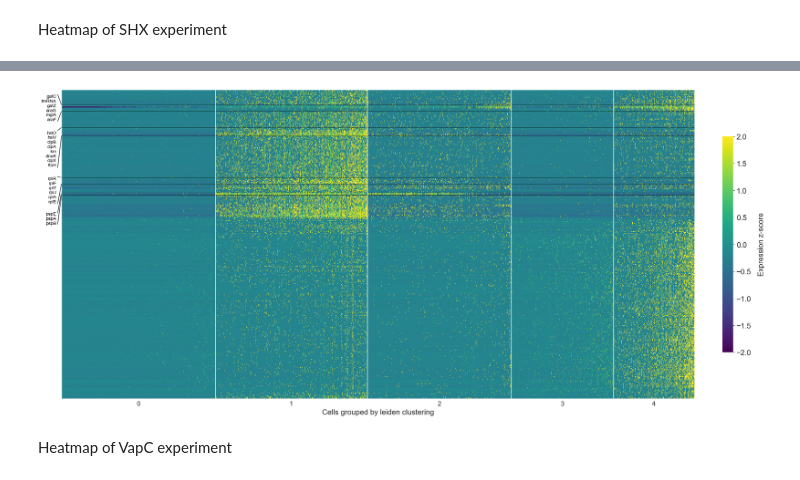
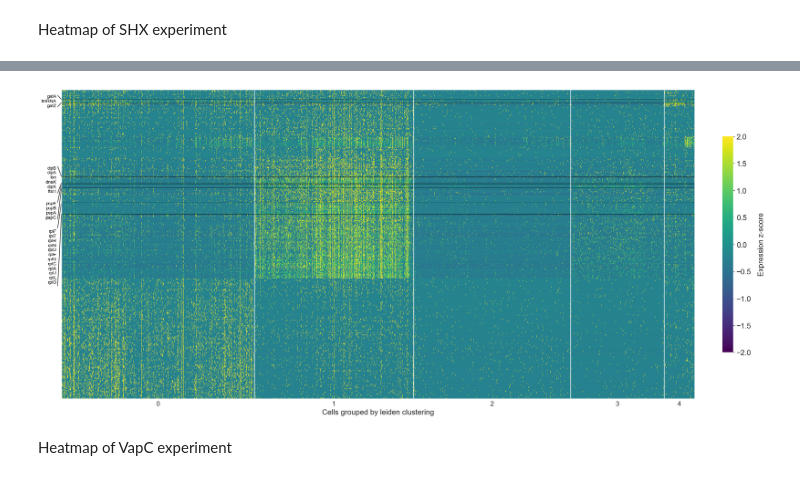
Before and after one commit to alongutf/manuscript_reviews, a Jupyter notebook: scripts/heatmaps.ipynb, the cells around one changed output, grey strips where cells are left out. Saved outputs shown, nothing was run; the diff lists cells and outputs as text; code cells hidden in the pictures.

Commit message:
data metrics

```diff
--- a/scripts/heatmaps.ipynb
+++ b/scripts/heatmaps.ipynb
@@ -22,7 +22,7 @@ method    = "average"
 
 # order cells inside each cluster: "umap" (fast) or "cluster" (hierarchical)
 order_cells_within_cluster = "umap"
-adata = sc.read_h5ad(os.path.join(os.path.dirname(os.getcwd()), 'data', 'scanpy_shx_scaled_by_total_rna.h5ad'))
+adata = sc.read_h5ad(os.path.join(os.path.dirname(os.getcwd()), 'data', 'scanpy_shx.h5ad'))
 # Curated groups to emphasize (edit to your genes)
 gene_groups = {
     "Phage shock": ["pspA","pspB","pspC","pspD","pspE","pspF","pspG"],
@@ -245,4 +246,4 @@ plt.show()
-[figure, old version]
+[figure, new version]
 # %% [markdown]
 Heatmap of VapC experiment
 # %%
```
Also changed, not shown: parts of 1 cell of this notebook, 6 other files.
